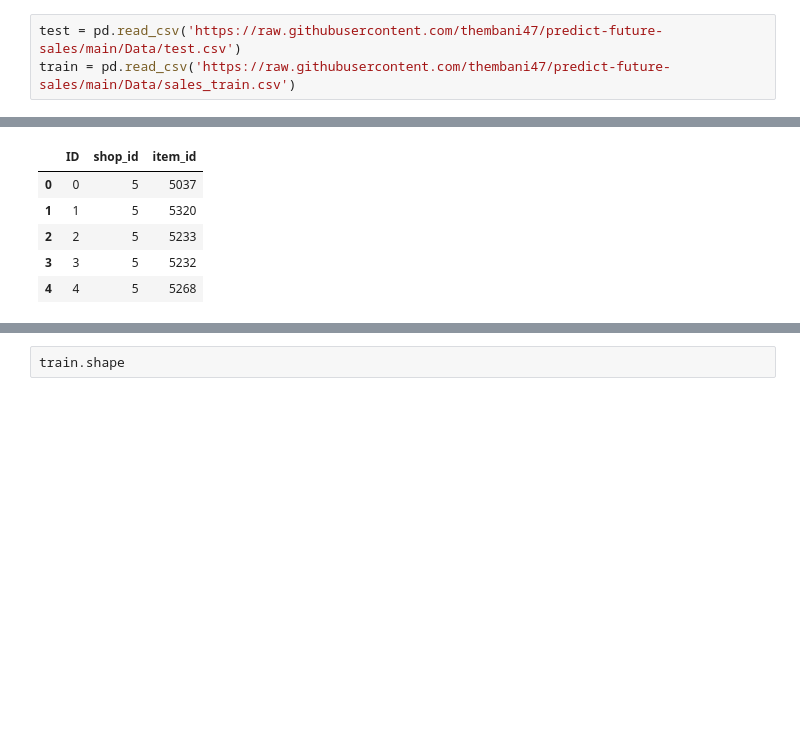
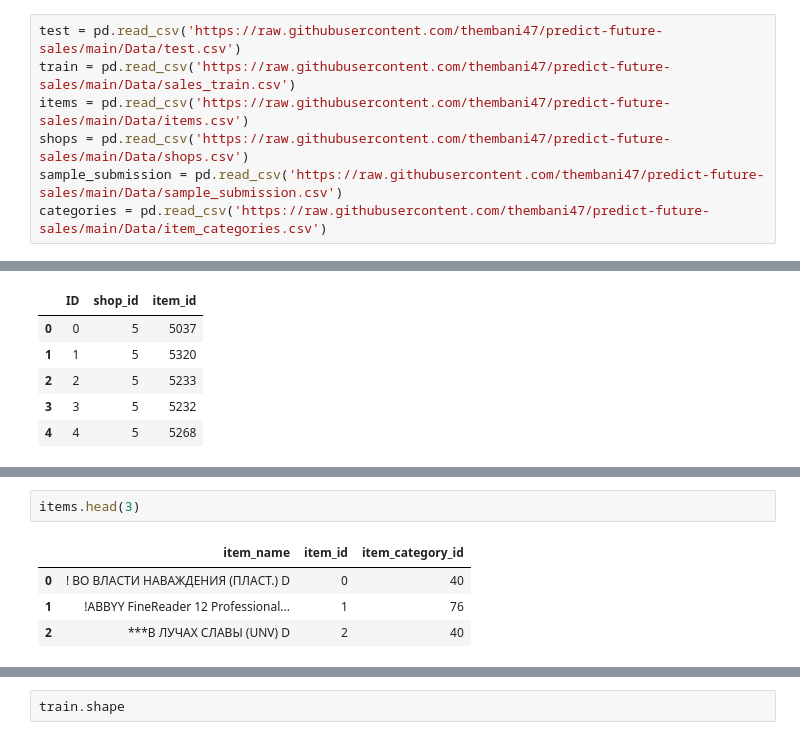
Before and after one commit to thembani47/predict-future-sales, a Jupyter notebook: Notebook/future-sales-predict-notebook.ipynb, the cells around one changed output, grey strips where cells are left out. Cells and saved outputs as stored; diff of their text form; blank space fills up the shorter version.

```diff
--- a/Notebook/future-sales-predict-notebook.ipynb
+++ b/Notebook/future-sales-predict-notebook.ipynb
@@ -15,6 +29,10 @@ Load the data
 # %%
 test = pd.read_csv('https://raw.githubusercontent.com/thembani47/predict-future-sales/main/Data/test.csv')
 train = pd.read_csv('https://raw.githubusercontent.com/thembani47/predict-future-sales/main/Data/sales_train.csv')
+items = pd.read_csv('https://raw.githubusercontent.com/thembani47/predict-future-sales/main/Data/items.csv')
+shops = pd.read_csv('https://raw.githubusercontent.com/thembani47/predict-future-sales/main/Data/shops.csv')
+sample_submission = pd.read_csv('https://raw.githubusercontent.com/thembani47/predict-future-sales/main/Data/sample_submission.csv')
+categories = pd.read_csv('https://raw.githubusercontent.com/thembani47/predict-future-sales/main/Data/item_categories.csv')
 # %% [markdown]
 # Exploratory Data Analysis
 # %%
@@ -37,0 +63,7 @@ test.head()
+# %%
+items.head(3)
+# %% [output]
+|  | item_name | item_id | item_category_id |
+| 0 | ! ВО ВЛАСТИ НАВАЖДЕНИЯ (ПЛАСТ.) D | 0 | 40 |
+| 1 | !ABBYY FineReader 12 Professional... | 1 | 76 |
+| 2 | ***В ЛУЧАХ СЛАВЫ (UNV) D | 2 | 40 |
```
Also changed, not shown: parts of 35 cells of this notebook.
